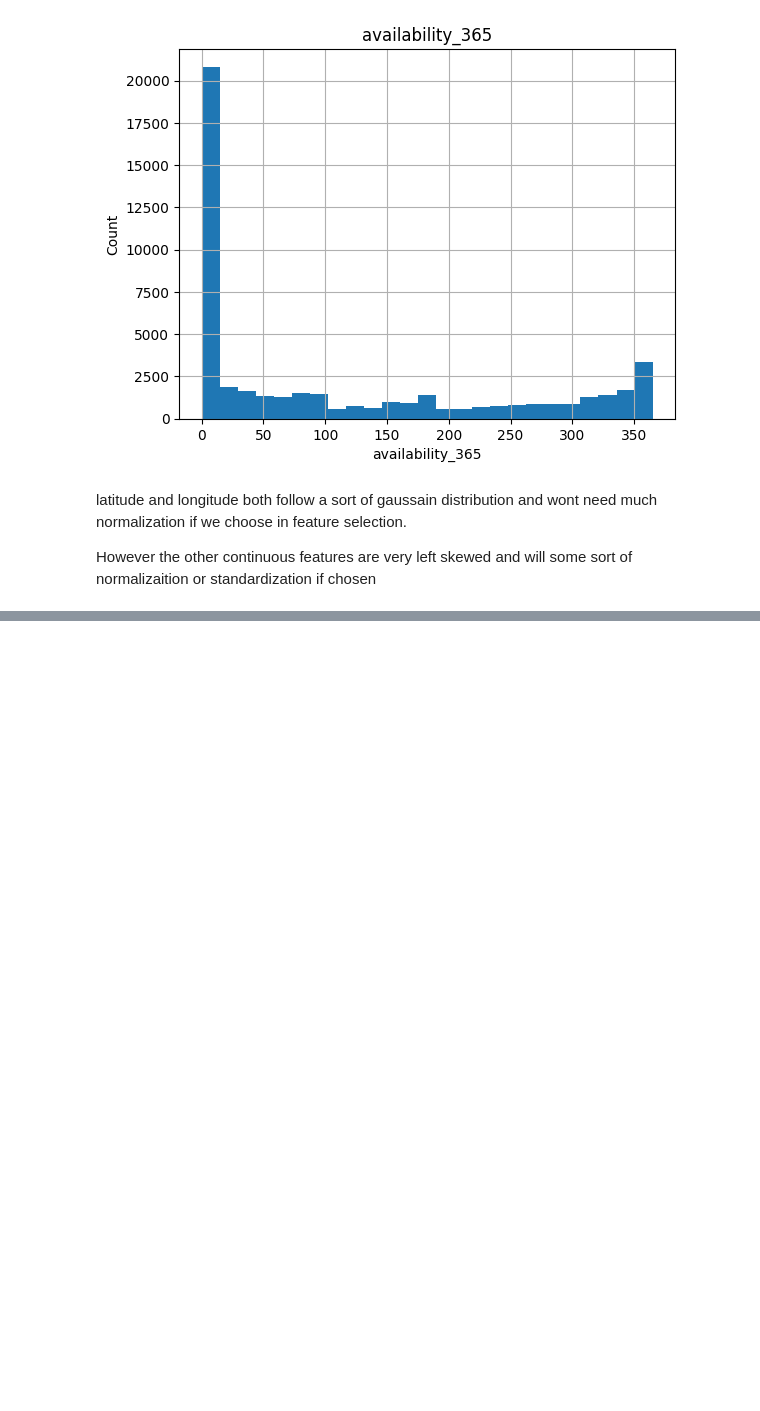
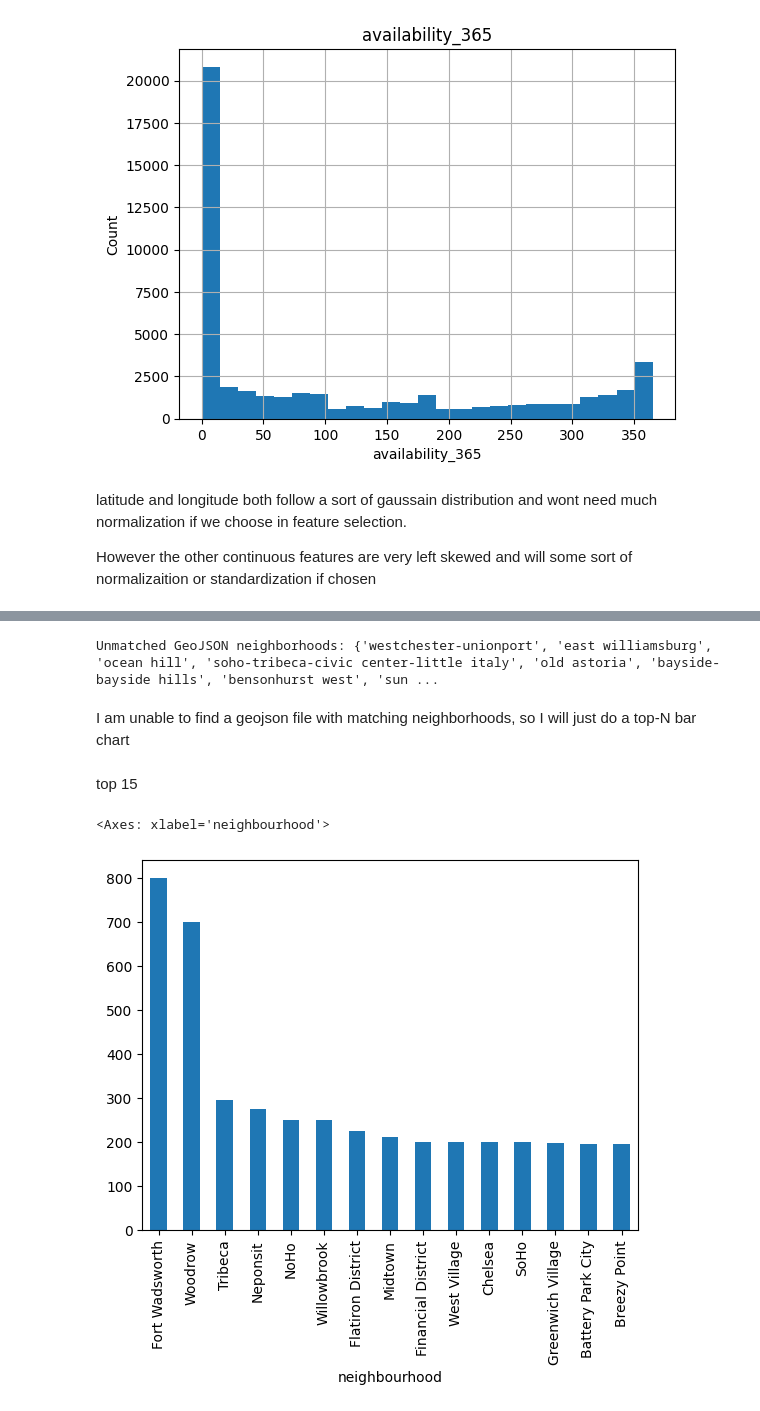
Before and after one commit to lorivera23/Projects-1, a Jupyter notebook: AirBnB_EDA_notebook.ipynb, the cells around one changed output, grey strips where cells are left out. Cells and saved outputs as stored; diff of their text form; code cells hidden in the pictures; blank space fills up the shorter version.

```diff
--- a/AirBnB_EDA_notebook.ipynb
+++ b/AirBnB_EDA_notebook.ipynb
@@ -176,0 +284,17 @@ However the other continuous features are very left skewed and will some sort of
+# %%
+geojson_names = set([feature['properties']['name'].strip().lower() for feature in neighborhood_geojson['features']])
+df_names = set(price_by_neighborhood['neighborhood'].str.strip().str.lower())
+
+unmatched = geojson_names - df_names
+print("Unmatched GeoJSON neighborhoods:", unmatched)
+# %% [output]
+Unmatched GeoJSON neighborhoods: {'westchester-unionport', 'east williamsburg', 'ocean hill', 'soho-tribeca-civic center-little italy', 'old astoria', 'bayside-bayside hills', 'bensonhurst west', 'sun ...
+# %% [markdown]
+I am unable to find a geojson file with matching neighborhoods, so I will just do a top-N bar chart
+# %% [markdown]
+top 15
+# %%
+df.groupby('neighbourhood')['price'].median().sort_values(ascending=False).head(15).plot.bar()
+# %% [output]
+<Axes: xlabel='neighbourhood'>
+[figure, added]
```
Also changed, not shown: parts of 25 cells of this notebook, 1 other file.
